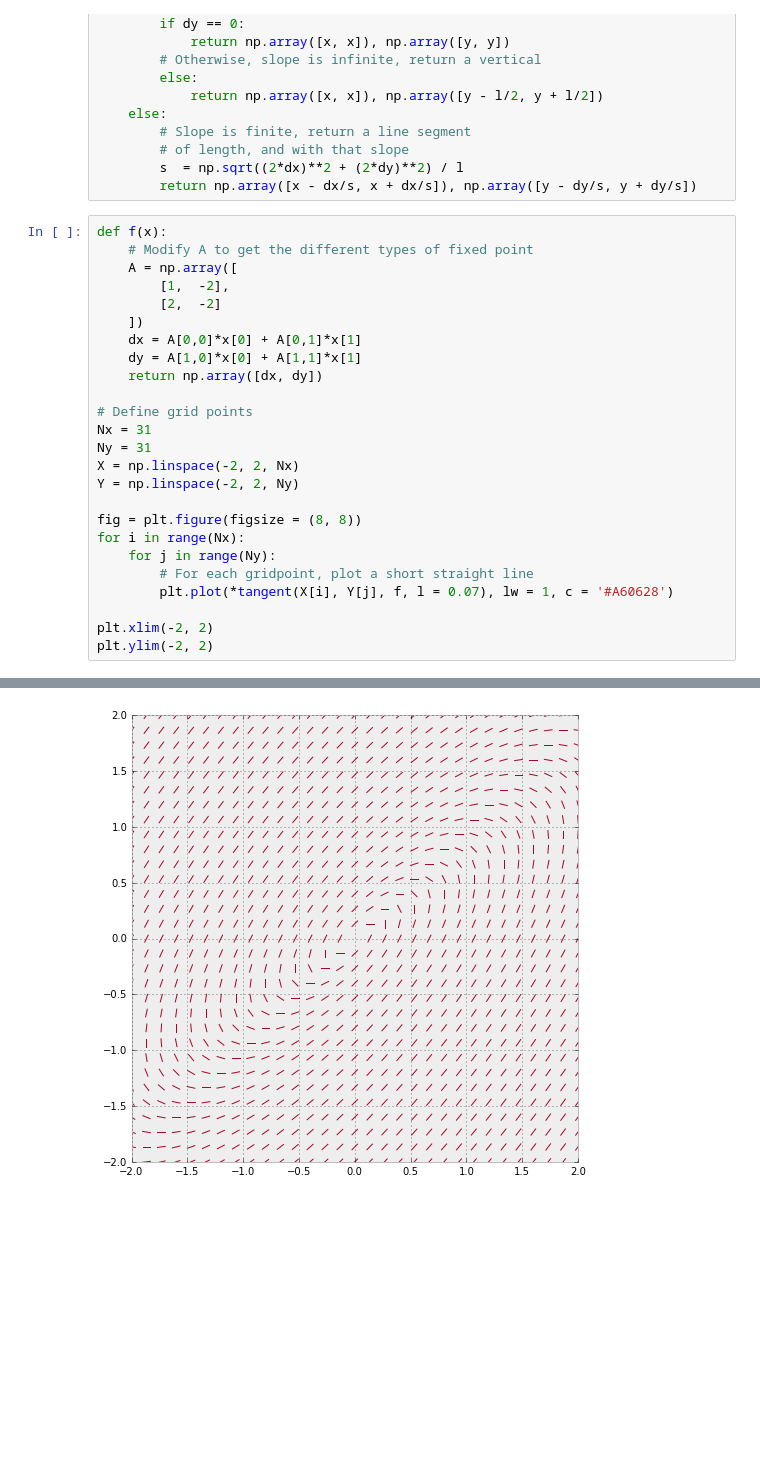
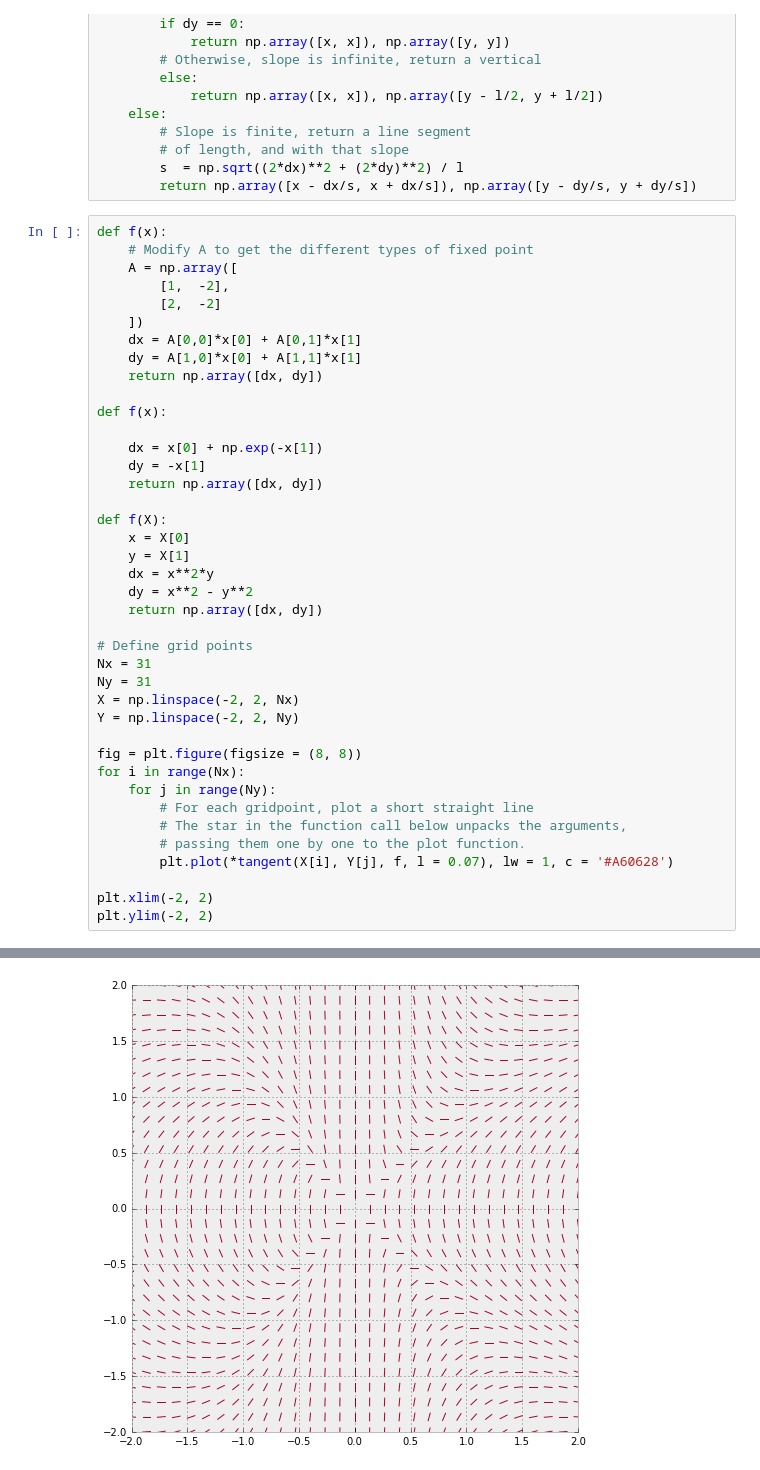
Before and after one commit to nordam/TFY4305, a Jupyter notebook: Notebooks/Slopes.ipynb, the cells around one changed output, grey strips where cells are left out. Cells and saved outputs as stored; diff of their text form; blank space fills up the shorter version.

```diff
--- a/Notebooks/Slopes.ipynb
+++ b/Notebooks/Slopes.ipynb
@@ -25,28 +25,43 @@ def tangent(x, y, f, l = 0.1):
 # %%
 def f(x):
     # Modify A to get the different types of fixed point
     A = np.array([
         [1,  -2],
         [2,  -2]
     ])
     dx = A[0,0]*x[0] + A[0,1]*x[1]
     dy = A[1,0]*x[0] + A[1,1]*x[1]
+    return np.array([dx, dy])
+
+def f(x):
+
+    dx = x[0] + np.exp(-x[1])
+    dy = -x[1]
+    return np.array([dx, dy])
+
+def f(X):
+    x = X[0]
+    y = X[1]
+    dx = x**2*y
+    dy = x**2 - y**2
     return np.array([dx, dy])
 
 # Define grid points
 Nx = 31
 Ny = 31
 X = np.linspace(-2, 2, Nx)
 Y = np.linspace(-2, 2, Ny)
 
 fig = plt.figure(figsize = (8, 8))
 for i in range(Nx):
     for j in range(Ny):
         # For each gridpoint, plot a short straight line
+        # The star in the function call below unpacks the arguments,
+        # passing them one by one to the plot function.
         plt.plot(*tangent(X[i], Y[j], f, l = 0.07), lw = 1, c = '#A60628')
 
 plt.xlim(-2, 2)
 plt.ylim(-2, 2)
 # %% [output]
 (-2, 2)
-[figure, old version]
+[figure, new version]
```
Also changed, not shown: 2 other files.
